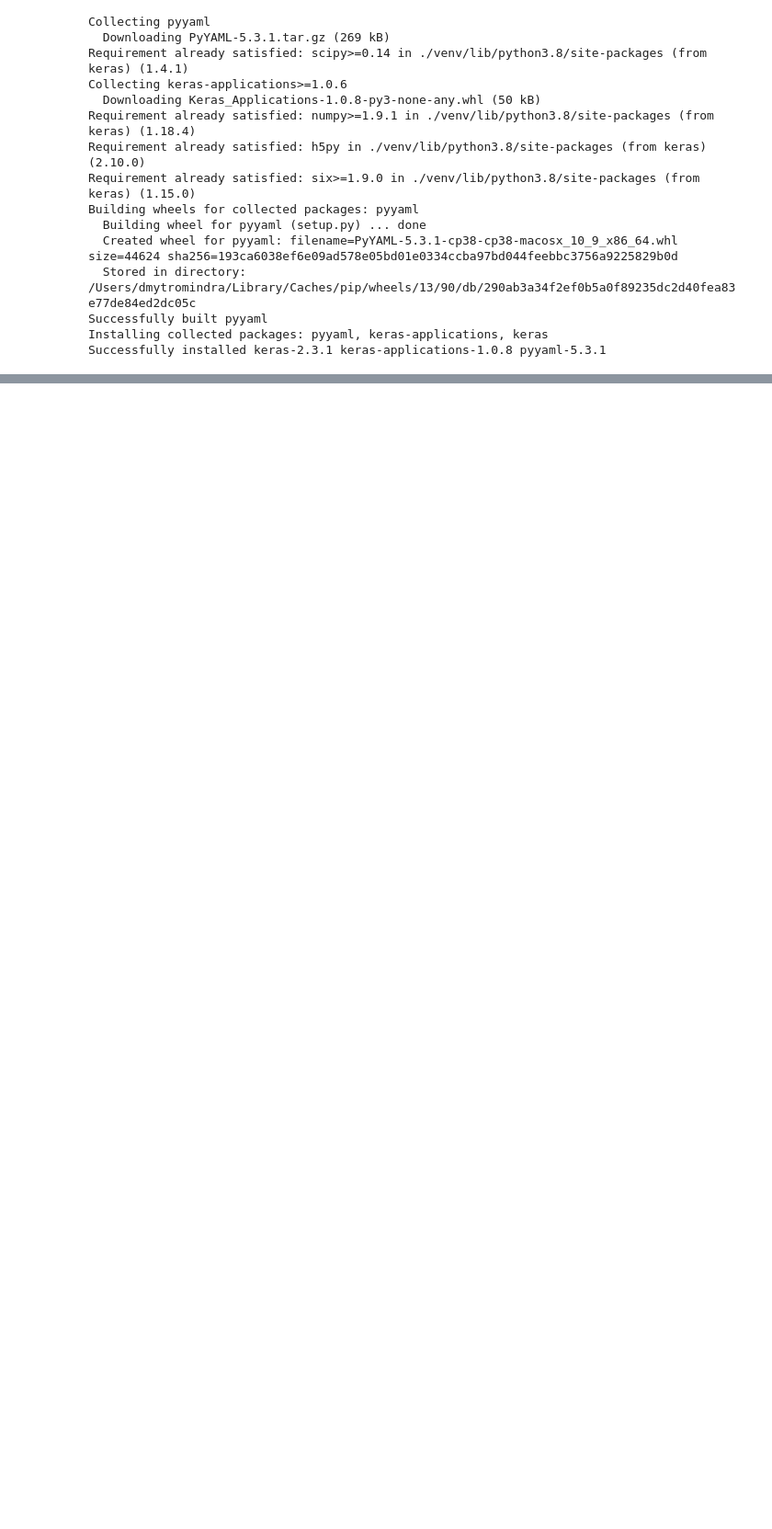
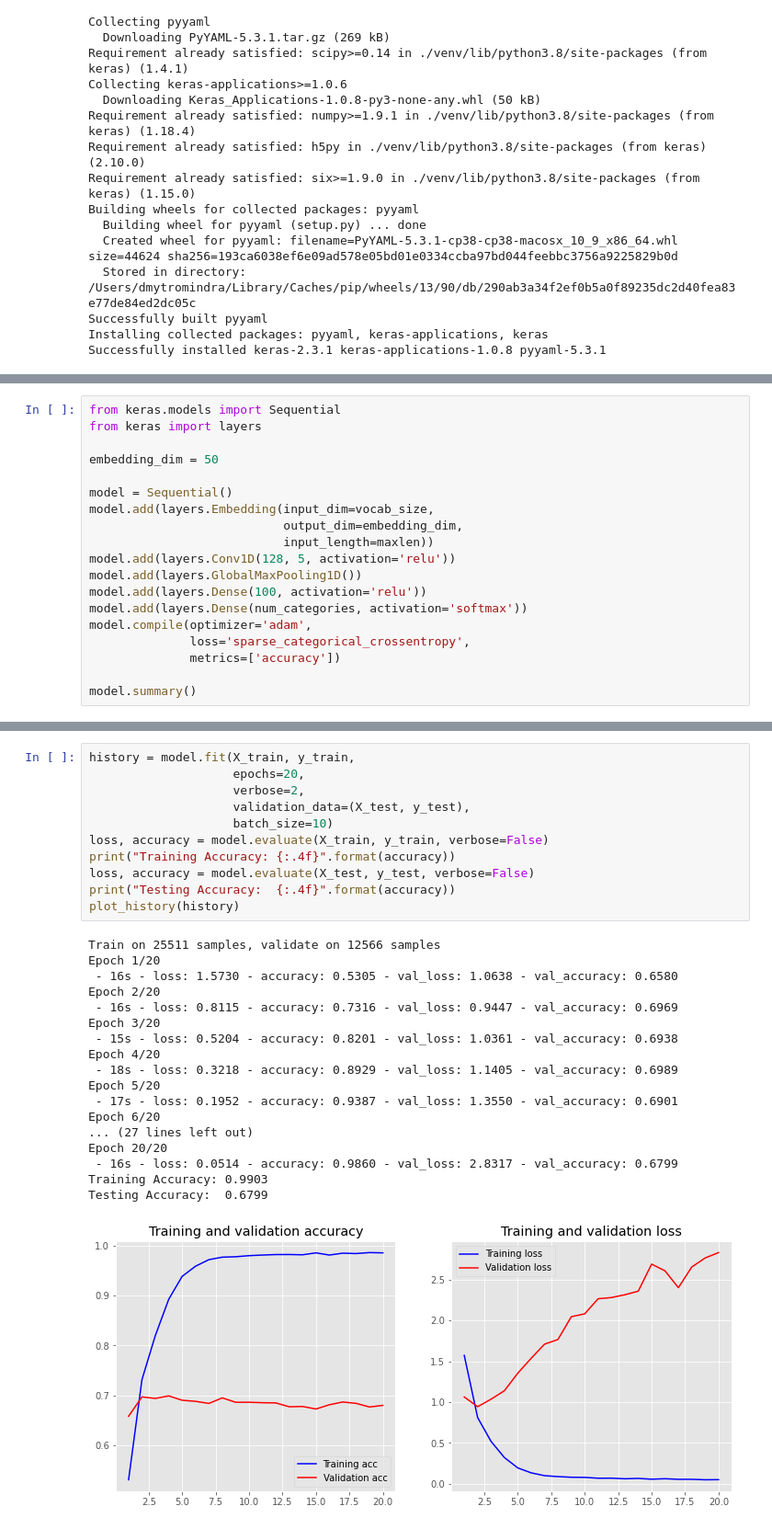
Before and after one commit to vseloved/prj-nlp-2020, a Jupyter notebook: students/DmytroMindra/11-nn/11-nn.ipynb, the cells around one changed output, grey strips where cells are left out. Shown at 92% size. Drawn from its saved outputs; the diff is of its cells as text; blank space fills up the shorter version.

```diff
--- a/students/DmytroMindra/11-nn/11-nn.ipynb
+++ b/students/DmytroMindra/11-nn/11-nn.ipynb
@@ -510,0 +786,19 @@ Epoch 10/10
+# %%
+from keras.models import Sequential
+from keras import layers
+
+embedding_dim = 50
+
+model = Sequential()
+model.add(layers.Embedding(input_dim=vocab_size,
+                           output_dim=embedding_dim,
+                           input_length=maxlen))
+model.add(layers.Conv1D(128, 5, activation='relu'))
+model.add(layers.GlobalMaxPooling1D())
+model.add(layers.Dense(100, activation='relu'))
+model.add(layers.Dense(num_categories, activation='softmax'))
+model.compile(optimizer='adam',
+              loss='sparse_categorical_crossentropy',
+              metrics=['accuracy'])
+
+model.summary()
@@ -510,0 +824,30 @@ Epoch 10/10
+# %%
+history = model.fit(X_train, y_train,
+                    epochs=20,
+                    verbose=2,
+                    validation_data=(X_test, y_test),
+                    batch_size=10)
+loss, accuracy = model.evaluate(X_train, y_train, verbose=False)
+print("Training Accuracy: {:.4f}".format(accuracy))
+loss, accuracy = model.evaluate(X_test, y_test, verbose=False)
+print("Testing Accuracy:  {:.4f}".format(accuracy))
+plot_history(history)
+# %% [output]
+Train on 25511 samples, validate on 12566 samples
+Epoch 1/20
+ - 16s - loss: 1.5730 - accuracy: 0.5305 - val_loss: 1.0638 - val_accuracy: 0.6580
+Epoch 2/20
+ - 16s - loss: 0.8115 - accuracy: 0.7316 - val_loss: 0.9447 - val_accuracy: 0.6969
+Epoch 3/20
+ - 15s - loss: 0.5204 - accuracy: 0.8201 - val_loss: 1.0361 - val_accuracy: 0.6938
+Epoch 4/20
+ - 18s - loss: 0.3218 - accuracy: 0.8929 - val_loss: 1.1405 - val_accuracy: 0.6989
+Epoch 5/20
+ - 17s - loss: 0.1952 - accuracy: 0.9387 - val_loss: 1.3550 - val_accuracy: 0.6901
+Epoch 6/20
+... (27 lines left out)
+Epoch 20/20
+ - 16s - loss: 0.0514 - accuracy: 0.9860 - val_loss: 2.8317 - val_accuracy: 0.6799
+Training Accuracy: 0.9903
+Testing Accuracy:  0.6799
+[figure, added]
```
Also changed, not shown: parts of 53 cells of this notebook.
